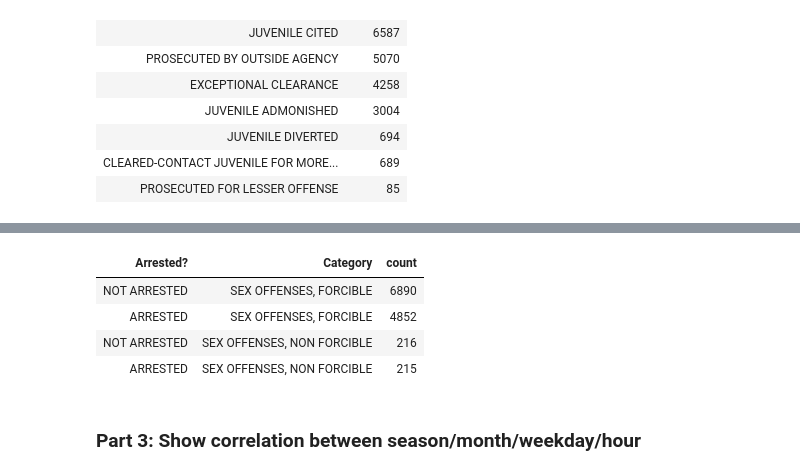
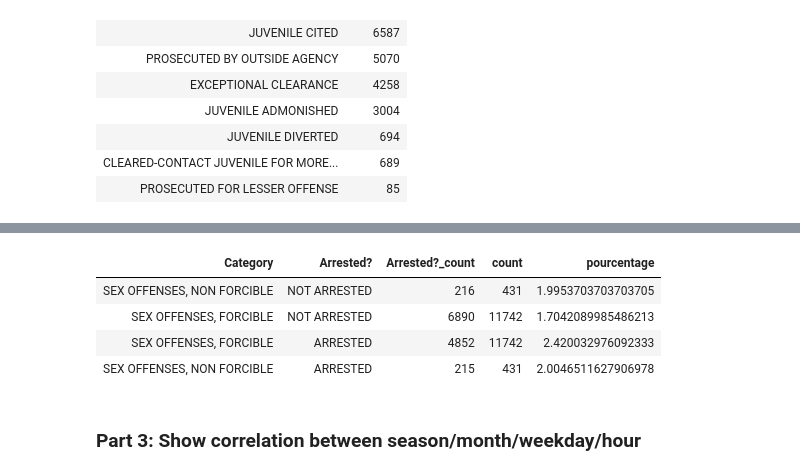
Before and after one commit to GuillaumeJouetp/crime_insights, a Jupyter notebook: crime_insights.ipynb, the cells around one changed output, grey strips where cells are left out. Cells and saved outputs as stored; diff of their text form; code cells hidden in the pictures.

Commit message:
Categories of crimes likely to lead to an arrest - done

```diff
--- a/crime_insights.ipynb
+++ b/crime_insights.ipynb
@@ -32,7 +32,8 @@ display(police_df)
 # Explore the dataset:
 from pyspark.sql.functions import col, when, count
 
-display(police_df.groupby('Category').agg(count('Category').alias('count')).orderBy('count', ascending=False))
+number_of_crimes_by_category = police_df.groupby('Category').agg(count('Category').alias('count')).orderBy('count', ascending=False)
+display(number_of_crimes_by_category)
 # %% [output]
 | Category | count |
 | LARCENY/THEFT | 480448 |
@@ -166,0 +185,4 @@ display(police_df_with_arrested_column.select('Arrested?', 'Category').where(col
+# %%
+# Shows the categories of crime most likely to lead to an arrest
+df_ordered_by_pourcentages = dff.join(number_of_crimes_by_category, on=['Category'], how='inner').withColumn("pourcentage", col("count")/col("Arrested?_count")).orderBy(['Arrested?','pourcentage'], ascending=False)
+display(df_ordered_by_pourcentages)
@@ -167,13 +245,13 @@ display(police_df_with_arrested_column.select('Arrested?', 'Category').where(col
 # %%
+# Show what type of sex offences most likely to lead to an arrest
 sex_offences = ['SEX OFFENSES, FORCIBLE', 'SEX OFFENSES, NON FORCIBLE']
-
-display(police_df_with_arrested_column.select('Arrested?', 'Category').where(col('Category').isin(sex_offences)).groupby('Arrested?', 'Category').agg(count('Arrested?').alias('count')).orderBy('count', ascending=False))
+display(df_ordered_by_pourcentages.select('*').where(col('Category').isin(sex_offences)))
 # %% [output]
-| Arrested? | Category | count |
-| NOT ARRESTED | SEX OFFENSES, FORCIBLE | 6890 |
-| ARRESTED | SEX OFFENSES, FORCIBLE | 4852 |
-| NOT ARRESTED | SEX OFFENSES, NON FORCIBLE | 216 |
-| ARRESTED | SEX OFFENSES, NON FORCIBLE | 215 |
+| Category | Arrested? | Arrested?_count | count | pourcentage |
+| SEX OFFENSES, NON FORCIBLE | NOT ARRESTED | 216 | 431 | 1.9953703703703705 |
+| SEX OFFENSES, FORCIBLE | NOT ARRESTED | 6890 | 11742 | 1.7042089985486213 |
+| SEX OFFENSES, FORCIBLE | ARRESTED | 4852 | 11742 | 2.420032976092333 |
+| SEX OFFENSES, NON FORCIBLE | ARRESTED | 215 | 431 | 2.0046511627906978 |
 # %% [markdown]
 ### Part 3: Show correlation between season/month/weekday/hour
 # %%
```
Also changed, not shown: parts of 7 cells of this notebook, 3 other files.
